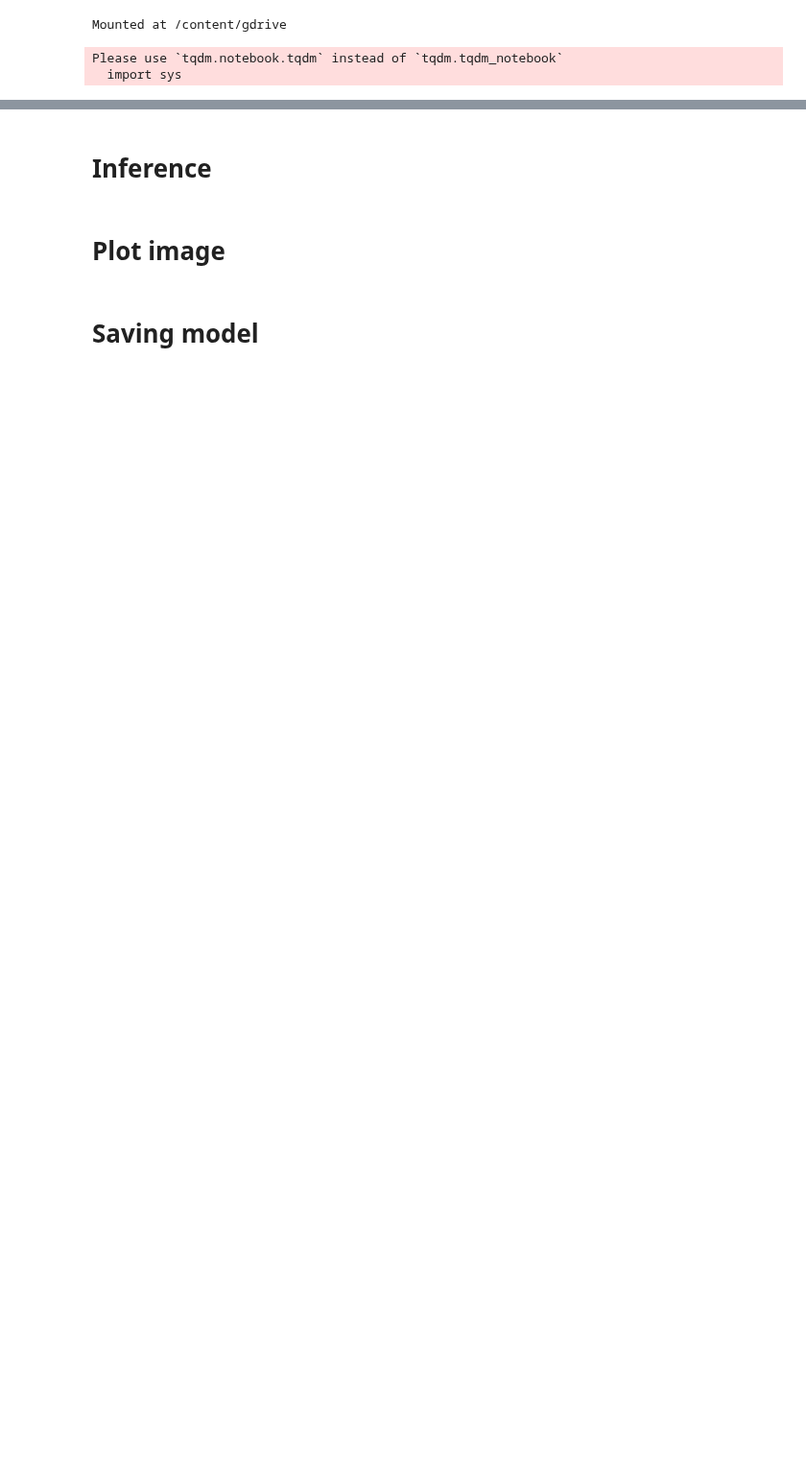
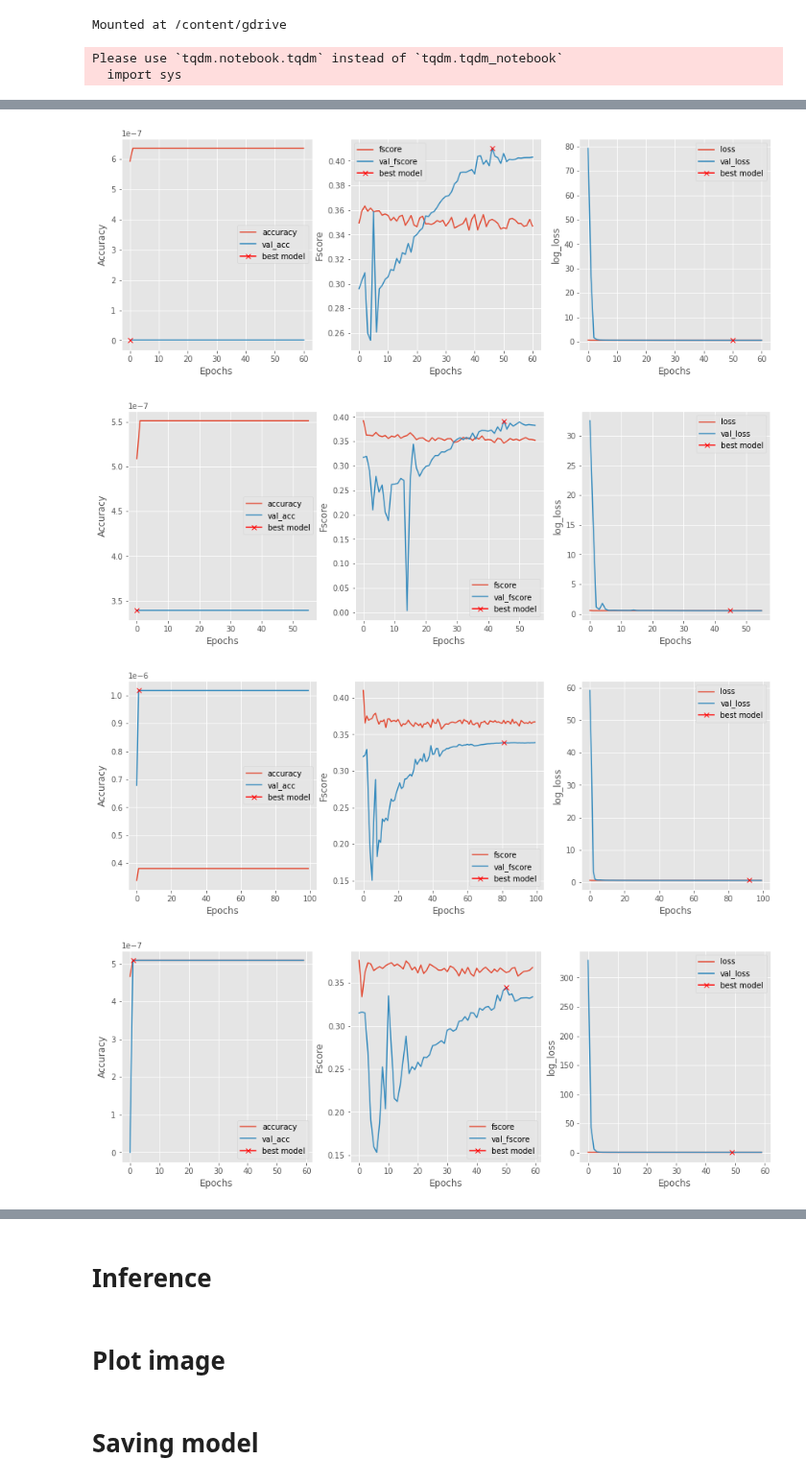
Before and after one commit to anasnafis77/Glaucoma-Detection-UNet, a Jupyter notebook: Semantic_segmentation.ipynb, the cells around one changed output, grey strips where cells are left out. Shown at 96% size. Cells and saved outputs as stored; diff of their text form; code cells hidden in the pictures; blank space fills up the shorter version.

```diff
--- a/Semantic_segmentation.ipynb
+++ b/Semantic_segmentation.ipynb
@@ -256,11 +252,0 @@ There is no intersect in dataset
-# %%
-callbacks_OD = [
-    EarlyStopping(patience=10, verbose=1),
-    ReduceLROnPlateau(factor=0.1, patience=5, min_lr=0.00001, verbose=0)
-    #ModelCheckpoint('model-OD.h5', verbose=1, save_best_only=True, save_weights_only=True)
-]
-callbacks_OC = [
-    EarlyStopping(patience=10, verbose=1),
-    ReduceLROnPlateau(factor=0.1, patience=5, min_lr=0.00001, verbose=0)
-    #ModelCheckpoint('model-OC.h5', verbose=1, save_best_only=True, save_weights_only=True)
-]
@@ -304,3 +292,39 @@ results_OD = model_OD.fit(X_train_OD, y_train_OD, batch_size=32, epochs=100, cal
 # %%
 results_OC = model_OC.fit(X_train_OC, y_train_OC, batch_size=32, epochs=100, callbacks=callbacks_OC,\
                     validation_data=(X_test_OC, y_test_OC))
+# %%
+def histo(histories):
+
+  for i, histori in enumerate(histories):
+    plt.figure(figsize=(15, 5))
+    plt.title('Fold-{}'.format(i))
+    plt.subplot(131),
+    plt.plot(histori.history["accuracy"], label="accuracy")
+    plt.plot(histori.history["val_accuracy"], label="val_acc")
+    plt.plot(np.argmax(histori.history["val_accuracy"]), np.max(histori.history["val_accuracy"]), marker="x", color="r", label="best model")
+    plt.xlabel("Epochs")
+    plt.ylabel("Accuracy")
+    plt.legend()
+    plt.subplot(132),
+    plt.plot(histori.history["f1_m"], label="fscore")
+    plt.plot(histori.history["val_f1_m"], label="val_fscore")
+    plt.plot( np.argmax(histori.history["val_f1_m"]), np.max(histori.history["val_f1_m"]), marker="x", color="r", label="best model")
+    plt.xlabel("Epochs")
+    plt.ylabel("Fscore")
+    plt.legend()
+    plt.subplot(133),
+    plt.plot(histori.history["loss"], label="loss")
+    plt.plot(histori.history["val_loss"], label="val_loss")
+    plt.plot( np.argmin(histori.history["val_loss"]), np.min(histori.history["val_loss"]), marker="x", color="r", label="best model")
+    plt.xlabel("Epochs")
+    plt.ylabel("log_loss")
+    plt.legend()
+
+    plt.show()
+# %%
+histo(results_OD)
+# %% [output]
+[figure, added]
+[figure, added]
+[figure, added]
+[figure, added]
```
Also changed, not shown: parts of 9 cells of this notebook.
